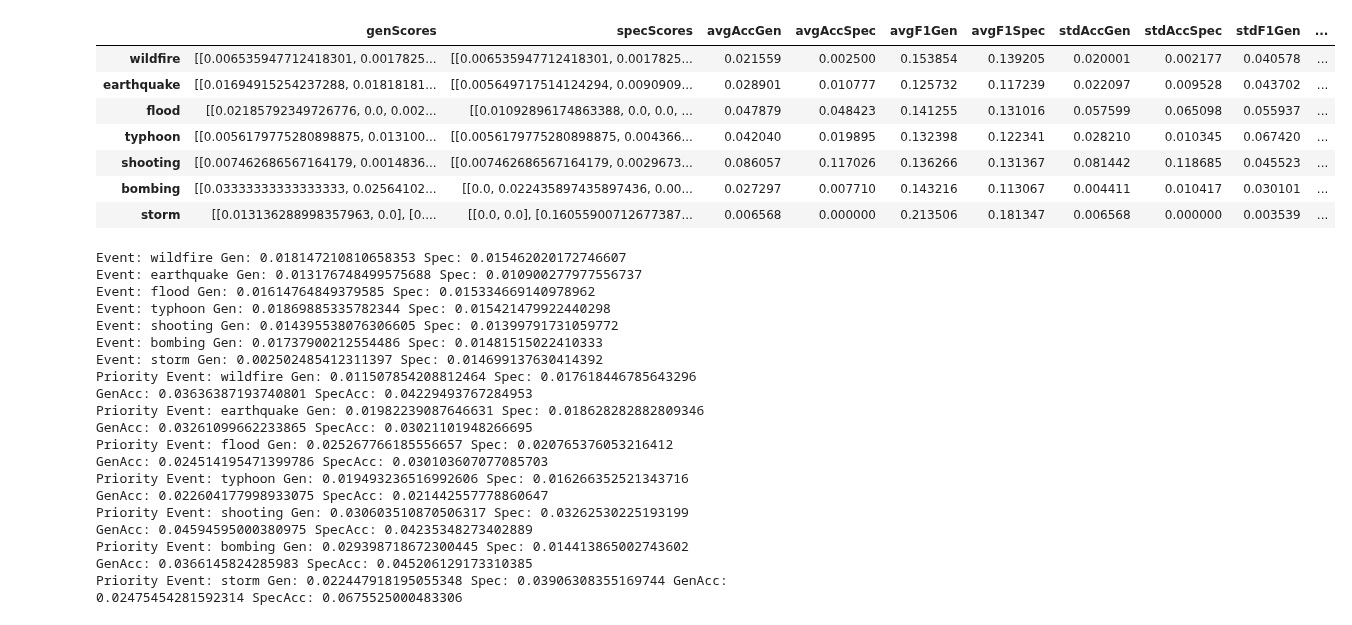
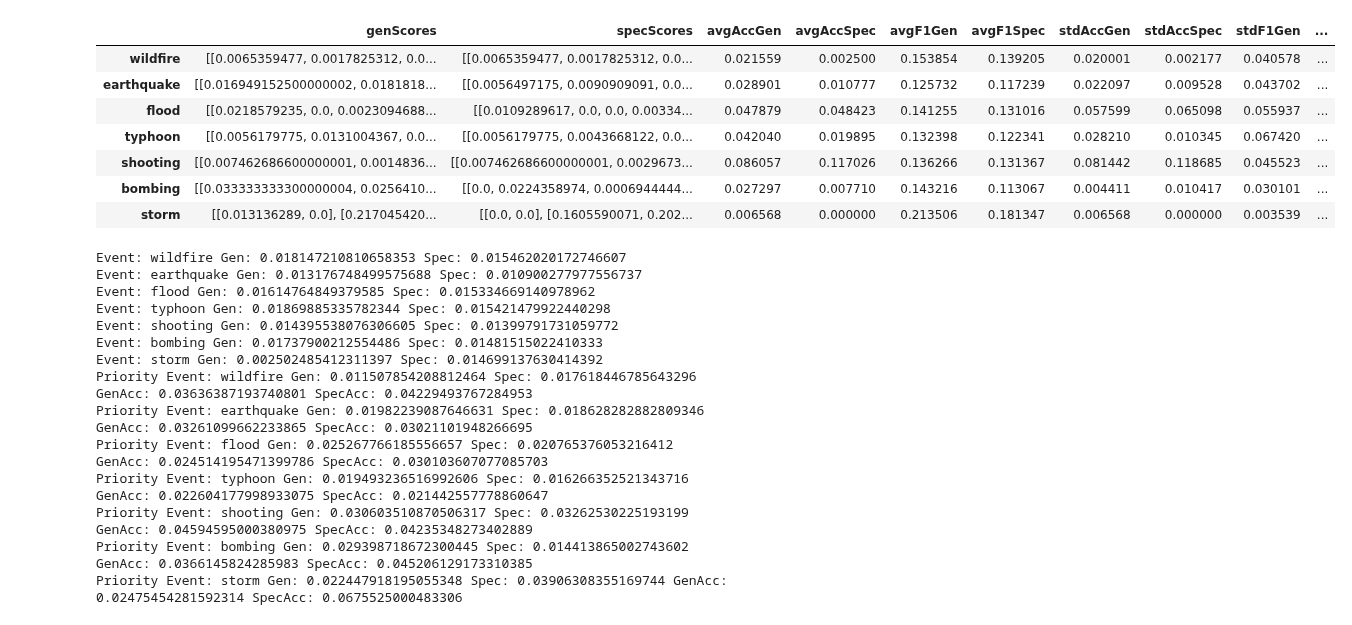
Before and after one commit to acpedersen/REU-2021, a Jupyter notebook: Presentation_visuals.ipynb, the cells around one changed output. Cells and saved outputs as stored; diff of their text form; code cells hidden in the pictures.

```diff
--- a/Presentation_visuals.ipynb
+++ b/Presentation_visuals.ipynb
@@ -17,14 +140,16 @@ infile.close()
 # %%
-prioDF['n'] = [5, 11, 12, 13, 10, 3, 2]
+catDF = pd.read_json("Trec_data/catScoreDF.json")
 catDF['n'] = [5, 11, 12, 13, 10, 3, 2]
-# %% [output]
-|  | genScores | specScores | avgAccGen | avgAccSpec | avgF1Gen | avgF1Spec | stdAccGen | stdAccSpec | stdF1Gen | ... |
-| wildfire | [[0.006535947712418301, 0.0017825... | [[0.006535947712418301, 0.0017825... | 0.021559 | 0.002500 | 0.153854 | 0.139205 | 0.020001 | 0.002177 | 0.040578 | ... |
-| earthquake | [[0.01694915254237288, 0.01818181... | [[0.005649717514124294, 0.0090909... | 0.028901 | 0.010777 | 0.125732 | 0.117239 | 0.022097 | 0.009528 | 0.043702 | ... |
-| flood | [[0.02185792349726776, 0.0, 0.002... | [[0.01092896174863388, 0.0, 0.0, ... | 0.047879 | 0.048423 | 0.141255 | 0.131016 | 0.057599 | 0.065098 | 0.055937 | ... |
-| typhoon | [[0.0056179775280898875, 0.013100... | [[0.0056179775280898875, 0.004366... | 0.042040 | 0.019895 | 0.132398 | 0.122341 | 0.028210 | 0.010345 | 0.067420 | ... |
-| shooting | [[0.007462686567164179, 0.0014836... | [[0.007462686567164179, 0.0029673... | 0.086057 | 0.117026 | 0.136266 | 0.131367 | 0.081442 | 0.118685 | 0.045523 | ... |
-| bombing | [[0.03333333333333333, 0.02564102... | [[0.0, 0.022435897435897436, 0.00... | 0.027297 | 0.007710 | 0.143216 | 0.113067 | 0.004411 | 0.010417 | 0.030101 | ... |
-| storm | [[0.013136288998357963, 0.0], [0.... | [[0.0, 0.0], [0.16055900712677387... | 0.006568 | 0.000000 | 0.213506 | 0.181347 | 0.006568 | 0.000000 | 0.003539 | ... |
+# %%
+catDF
+# %% [output]
+|  | genScores | specScores | avgAccGen | avgAccSpec | avgF1Gen | avgF1Spec | stdAccGen | stdAccSpec | stdF1Gen | ... |
+| wildfire | [[0.0065359477, 0.0017825312, 0.0... | [[0.0065359477, 0.0017825312, 0.0... | 0.021559 | 0.002500 | 0.153854 | 0.139205 | 0.020001 | 0.002177 | 0.040578 | ... |
+| earthquake | [[0.016949152500000002, 0.0181818... | [[0.0056497175, 0.0090909091, 0.0... | 0.028901 | 0.010777 | 0.125732 | 0.117239 | 0.022097 | 0.009528 | 0.043702 | ... |
+| flood | [[0.0218579235, 0.0, 0.0023094688... | [[0.0109289617, 0.0, 0.0, 0.00334... | 0.047879 | 0.048423 | 0.141255 | 0.131016 | 0.057599 | 0.065098 | 0.055937 | ... |
+| typhoon | [[0.0056179775, 0.0131004367, 0.0... | [[0.0056179775, 0.0043668122, 0.0... | 0.042040 | 0.019895 | 0.132398 | 0.122341 | 0.028210 | 0.010345 | 0.067420 | ... |
+| shooting | [[0.007462686600000001, 0.0014836... | [[0.007462686600000001, 0.0029673... | 0.086057 | 0.117026 | 0.136266 | 0.131367 | 0.081442 | 0.118685 | 0.045523 | ... |
+| bombing | [[0.033333333300000004, 0.0256410... | [[0.0, 0.0224358974, 0.0006944444... | 0.027297 | 0.007710 | 0.143216 | 0.113067 | 0.004411 | 0.010417 | 0.030101 | ... |
+| storm | [[0.013136289, 0.0], [0.217045420... | [[0.0, 0.0], [0.1605590071, 0.202... | 0.006568 | 0.000000 | 0.213506 | 0.181347 | 0.006568 | 0.000000 | 0.003539 | ... |
 # %%
 from math import sqrt
```
Also changed, not shown: parts of 22 cells of this notebook, 1 other file.
